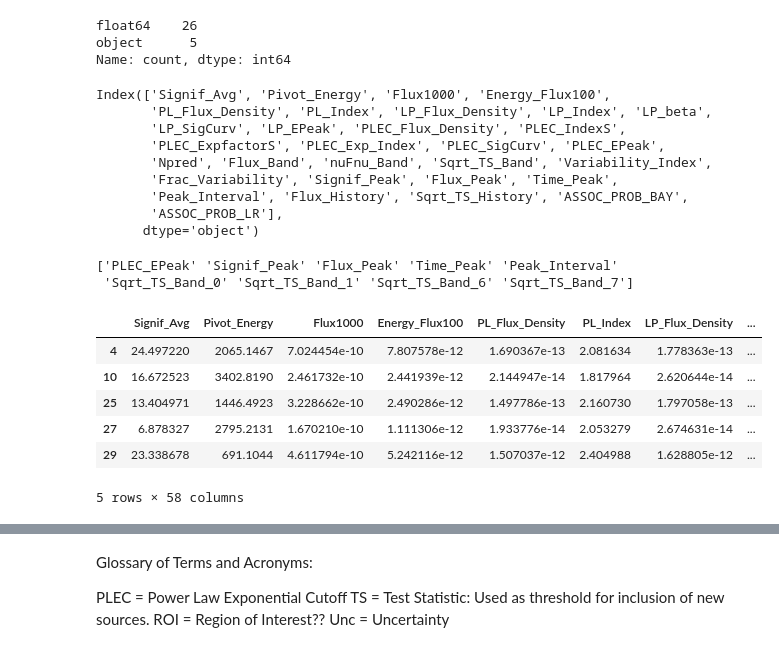
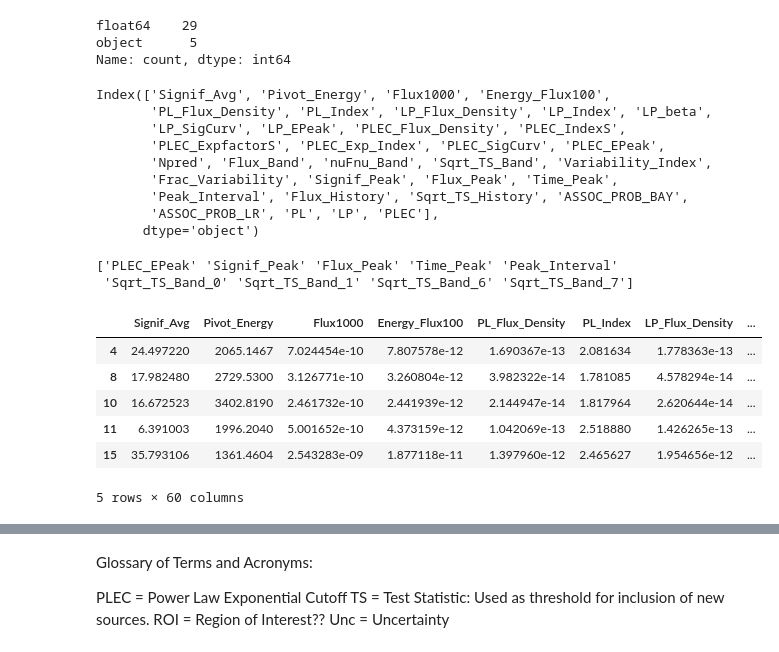
Before and after one commit to IoanPJ/Final_year_project_IMPJ, a Jupyter notebook: Data Processing/data_processing_2.ipynb, the cells around one changed output, grey strips where cells are left out. Saved outputs shown, nothing was run; the diff lists cells and outputs as text; code cells hidden in the pictures.

```diff
--- a/Data Processing/data_processing_2.ipynb
+++ b/Data Processing/data_processing_2.ipynb
@@ -7,10 +7,30 @@ import pandas as pd
 table = ascii.read('..\Fermi-LAT Data\hdu1.txt')
 fermi_lat = table.to_pandas()
 fermi_lat.to_csv('..\Fermi-LAT Data\hdu1.csv')
+
+
+# ONE HOT ENCODING OF SPECTRUMTYPE
+
+PLCount = np.zeros(len(fermi_lat['SpectrumType']))
+LPCount = np.zeros(len(fermi_lat['SpectrumType']))
+PLECCount = np.zeros(len(fermi_lat['SpectrumType']))
+
+for i in range(0,len(fermi_lat['SpectrumType'])):
+    if fermi_lat['SpectrumType'][i] == 'PowerLaw':
+        PLCount[i] = 1
+    if fermi_lat['SpectrumType'][i] == 'LogParabola':
+        LPCount[i] = 1
+    if fermi_lat['SpectrumType'][i] == 'PLSuperExpCutoff':
+        PLECCount[i] = 1
+
+fermi_lat['PL'] = PLCount
+fermi_lat['LP'] = LPCount
+fermi_lat['PLEC'] = PLECCount
+
 fl = fermi_lat.drop(columns=['ROI_num','RA_Counterpart','DEC_Counterpart','Conf_68_SemiMajor', 'Conf_68_SemiMinor', 'Conf_68_PosAng',
        'Conf_95_SemiMajor', 'Conf_95_SemiMinor', 'Conf_95_PosAng','RAJ2000', 'DEJ2000','DataRelease','GLON','GLAT','Source_Name',
-       'Extended_Source_Name','SpectrumType','ASSOC_4FGL','ASSOC_FGL','ASSOC_FHL','ASSOC_GAM1','ASSOC_GAM2','ASSOC_GAM3','TEVCAT_FLAG',
-       'ASSOC_TEV','CLASS1','CLASS2','ASSOC1','ASSOC2','Flags'])
+       'Extended_Source_Name','ASSOC_4FGL','ASSOC_FGL','ASSOC_FHL','ASSOC_GAM1','ASSOC_GAM2','ASSOC_GAM3','TEVCAT_FLAG',
+       'ASSOC_TEV','CLASS1','CLASS2','ASSOC1','ASSOC2','Flags','SpectrumType'])
 
 '''
 The above columns are dropped because they are either positional data or non-numerical data.
@@ -18,7 +38,6 @@ The above columns are dropped because they are either positional data or non-num
 Uncertainty data is also dropped below.
 
 '''
-
 
 #fl = fermi_lat.drop(columns=[])
 
@@ -33,7 +52,7 @@ fl = fl.drop(columns=uncertainties)
 print(fl.dtypes.value_counts())
 fl.columns
 # %% [output]
-float64    26
+float64    29
 object      5
 Name: count, dtype: int64
 Index(['Signif_Avg', 'Pivot_Energy', 'Flux1000', 'Energy_Flux100',
@@ -43,7 +62,7 @@ Index(['Signif_Avg', 'Pivot_Energy', 'Flux1000', 'Energy_Flux100',
        'Npred', 'Flux_Band', 'nuFnu_Band', 'Sqrt_TS_Band', 'Variability_Index',
        'Frac_Variability', 'Signif_Peak', 'Flux_Peak', 'Time_Peak',
        'Peak_Interval', 'Flux_History', 'Sqrt_TS_History', 'ASSOC_PROB_BAY',
-       'ASSOC_PROB_LR'],
+       'ASSOC_PROB_LR', 'PL', 'LP', 'PLEC'],
       dtype='object')
 # %%
 col0 = np.zeros(len(fl))
@@ -134,24 +155,23 @@ print(drop_cols)
 # %%
 fl_cl = pd.merge(fl,cl,left_index=True,right_index=True)
 
 fl_cl.dropna()
 
 fl_cl.to_csv('..\\Fermi-LAT Data\\fl_numericalonly_nopositional_withclasses.csv')
 
 
 mask1 = fl_cl['CLASS1'] == 4
 mask2 = fl_cl['CLASS1'] == 0
 
 fl_cl = fl_cl[~mask1]
 fl_cl = fl_cl[~mask2]
 
-
-fl_cl.head()
+fl.head()
 # %% [output]
 |  | Signif_Avg | Pivot_Energy | Flux1000 | Energy_Flux100 | PL_Flux_Density | PL_Index | LP_Flux_Density | ... |
 | 4 | 24.497220 | 2065.1467 | 7.024454e-10 | 7.807578e-12 | 1.690367e-13 | 2.081634 | 1.778363e-13 | ... |
+| 8 | 17.982480 | 2729.5300 | 3.126771e-10 | 3.260804e-12 | 3.982322e-14 | 1.781085 | 4.578294e-14 | ... |
 | 10 | 16.672523 | 3402.8190 | 2.461732e-10 | 2.441939e-12 | 2.144947e-14 | 1.817964 | 2.620644e-14 | ... |
-| 25 | 13.404971 | 1446.4923 | 3.228662e-10 | 2.490286e-12 | 1.497786e-13 | 2.160730 | 1.797058e-13 | ... |
-| 27 | 6.878327 | 2795.2131 | 1.670210e-10 | 1.111306e-12 | 1.933776e-14 | 2.053279 | 2.674631e-14 | ... |
-| 29 | 23.338678 | 691.1044 | 4.611794e-10 | 5.242116e-12 | 1.507037e-12 | 2.404988 | 1.628805e-12 | ... |
+| 11 | 6.391003 | 1996.2040 | 5.001652e-10 | 4.373159e-12 | 1.042069e-13 | 2.518880 | 1.426265e-13 | ... |
+| 15 | 35.793106 | 1361.4604 | 2.543283e-09 | 1.877118e-11 | 1.397960e-12 | 2.465627 | 1.954656e-12 | ... |
-5 rows × 58 columns
+5 rows × 60 columns
```
Also changed, not shown: parts of 3 cells of this notebook, 1 other file.
